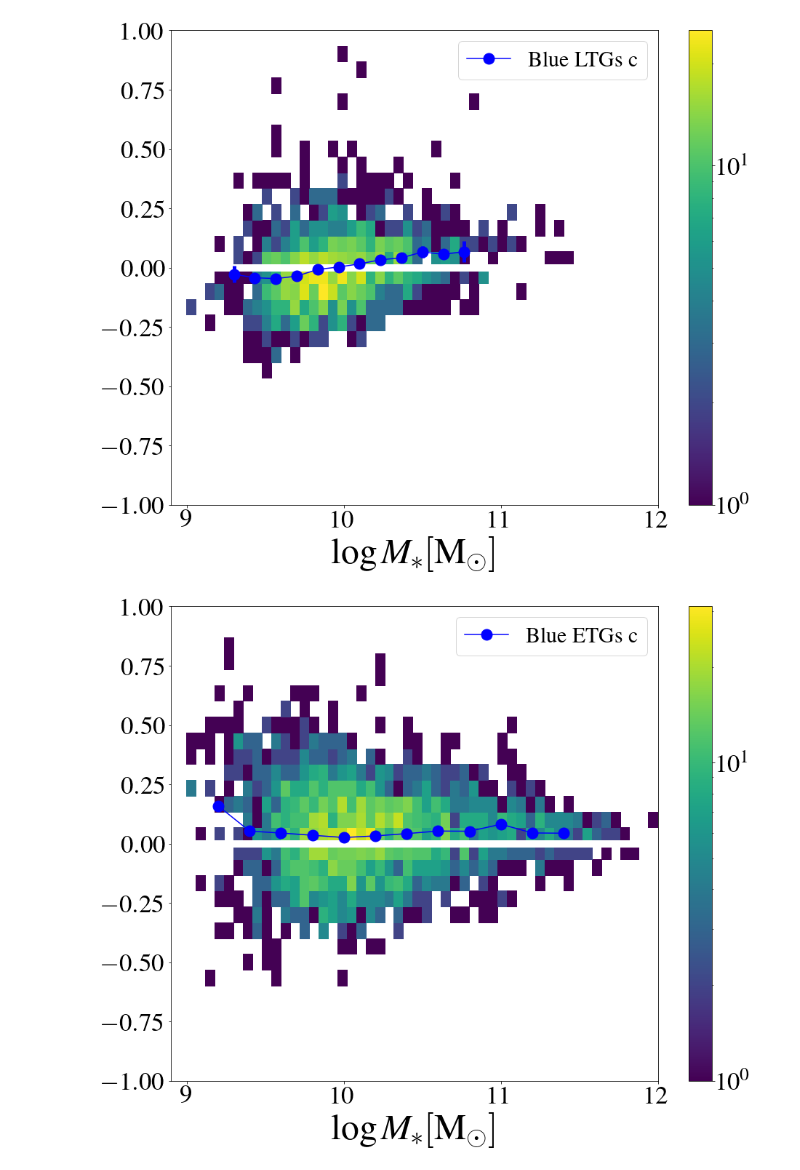
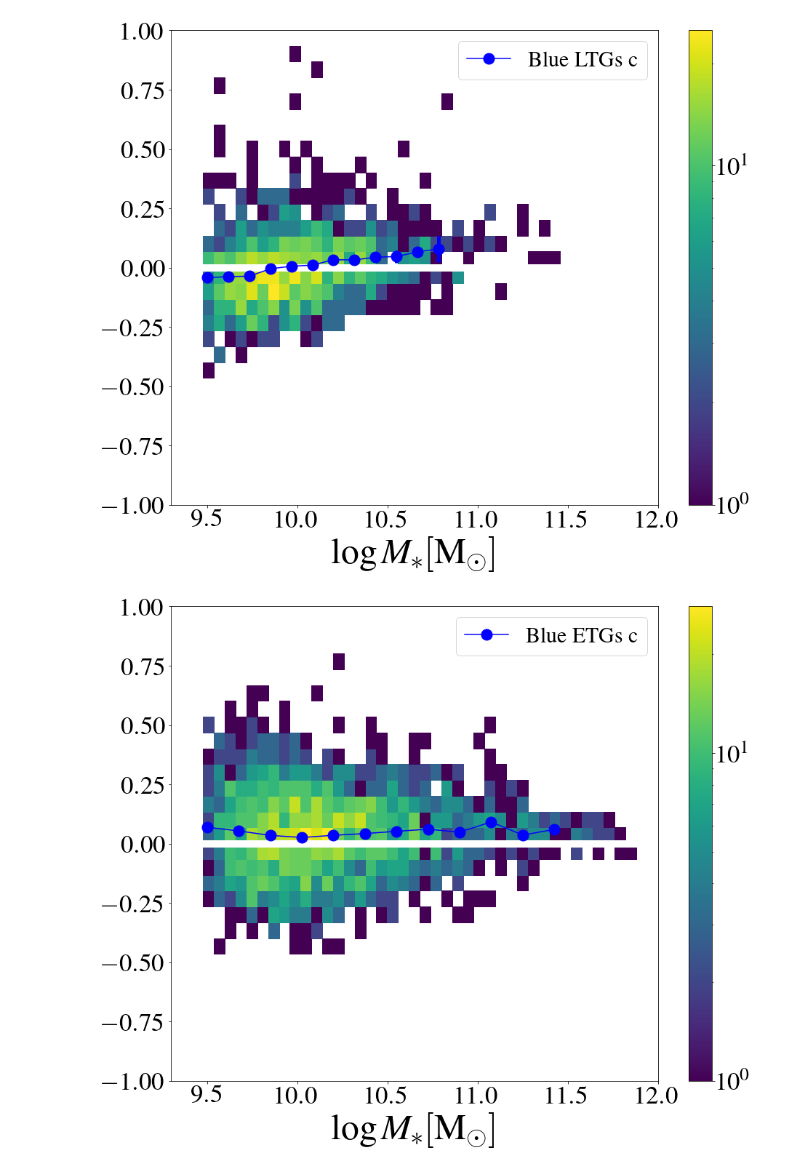
Before and after one commit to Ximena89/UNAM, a Jupyter notebook: mass_frac/sim.ipynb, the cells around one changed output. Saved outputs shown, nothing was run; the diff lists cells and outputs as text; code cells hidden in the pictures.

```diff
--- a/mass_frac/sim.ipynb
+++ b/mass_frac/sim.ipynb
@@ -183,7 +183,7 @@ Mrsol = 4.64 #banda r
 # b/a > .5 para todas las banda
 # 12470 galaxias a 6729 despues de los cortes
 
-catalog = Read('sim_pix_gt_25_flag_sersic_0_ba_gt_05 11.44.16 AM.txt') # sim data with cuts by Aldo
+catalog = Read('tabla_sim_grZibetti_logMs_gt_9.5.txt') # sim data with cuts by Aldo
 # %%
 ########## LUMINOSITES INTENSITIES AND MAGNITUDES ##################
 
@@ -725,10 +746,10 @@ stat_gradgr_early_n_std, gradgrearly_n_std_bins, binnum_gradgr_std = scipy.stats
 # Color gradient gr red and blue all early late
 
 #red
-stat_gradgr_red_mean, gradgr_red_mean_bins, binnum_gradgr_mean = scipy.stats.binned_statistic(np.log10(Ms_gr_red), grad_gr_red, statistic='mean', bins=12, range=(9.0,11.9))
-stat_gradgr_red_late_c_mean, gradgrlate_c_red_mean_bins, binnum_gradgr_mean = scipy.stats.binned_statistic(np.log10(Ms_gr_red_late_c), grad_gr_red_late_c, statistic='mean', bins=12, range=(9.0,11.5))
+stat_gradgr_red_mean, gradgr_red_mean_bins, binnum_gradgr_mean = scipy.stats.binned_statistic(np.log10(Ms_gr_red), grad_gr_red, statistic='mean', bins=12, range=(9.5,11.9))
+stat_gradgr_red_late_c_mean, gradgrlate_c_red_mean_bins, binnum_gradgr_mean = scipy.stats.binned_statistic(np.log10(Ms_gr_red_late_c), grad_gr_red_late_c, statistic='mean', bins=12, range=(9.5,11.5))
 stat_gradgr_red_early_c_mean, gradgrearly_c_red_mean_bins, binnum_gradgr_mean = scipy.stats.binned_statistic(np.log10(Ms_gr_red_early_c), grad_gr_red_early_c, statistic='mean', bins=12, range=(9.7,12.0))
-stat_gradgr_red_late_n_mean, gradgrlate_n_red_mean_bins, binnum_gradgr_mean = scipy.stats.binned_statistic(np.log10(Ms_gr_red_late_n), grad_gr_red_late_n, statistic='mean', bins=12, range=(9.0,11.5))
+stat_gradgr_red_late_n_mean, gradgrlate_n_red_mean_bins, binnum_gradgr_mean = scipy.stats.binned_statistic(np.log10(Ms_gr_red_late_n), grad_gr_red_late_n, statistic='mean', bins=12, range=(9.5,11.5))
 stat_gradgr_red_early_n_mean, gradgrearly_n_red_mean_bins, binnum_gradgr_mean = scipy.stats.binned_statistic(np.log10(Ms_gr_red_early_n), grad_gr_red_early_n, statistic='mean', bins=12, range=(9.8,12.0))
 
 
@@ -746,20 +767,20 @@ stat_gradgr_red_early_n_std, gradgrearly_n_red_std_bins, binnum_gradgr_mean = sc
 
 #blue
 
-stat_gradgr_blue_mean, gradgr_blue_mean_bins, binnum_gradgr_mean = scipy.stats.binned_statistic(np.log10(Ms_gr_blue), grad_gr_blue, statistic='mean', bins=12, range=(9.0,11.9))
-stat_gradgr_blue_late_c_mean, gradgrlate_c_blue_mean_bins, binnum_gradgr_count = scipy.stats.binned_statistic(np.log10(Ms_gr_blue_late_c), grad_gr_blue_late_c, statistic='mean', bins=12, range=(9.3,10.9))
-stat_gradgr_blue_early_c_mean, gradgrearly_c_blue_mean_bins, binnum_gradgr_count = scipy.stats.binned_statistic(np.log10(Ms_gr_blue_early_c), grad_gr_blue_early_c, statistic='mean', bins=12, range=(9.2,11.6))
+stat_gradgr_blue_mean, gradgr_blue_mean_bins, binnum_gradgr_mean = scipy.stats.binned_statistic(np.log10(Ms_gr_blue), grad_gr_blue, statistic='mean', bins=12, range=(9.5,11.9))
+stat_gradgr_blue_late_c_mean, gradgrlate_c_blue_mean_bins, binnum_gradgr_count = scipy.stats.binned_statistic(np.log10(Ms_gr_blue_late_c), grad_gr_blue_late_c, statistic='mean', bins=12, range=(9.5,10.9))
+stat_gradgr_blue_early_c_mean, gradgrearly_c_blue_mean_bins, binnum_gradgr_count = scipy.stats.binned_statistic(np.log10(Ms_gr_blue_early_c), grad_gr_blue_early_c, statistic='mean', bins=12, range=(9.5,11.6))
 stat_gradgr_blue_late_n_mean, gradgrlate_n_blue_mean_bins, binnum_gradgr_count = scipy.stats.binned_statistic(np.log10(Ms_gr_blue_late_n), grad_gr_blue_late_n, statistic='mean', bins=12, range=(9.2,11.2))
 stat_gradgr_blue_early_n_mean, gradgrearly_n_blue_mean_bins, binnum_gradgr_count = scipy.stats.binned_statistic(np.log10(Ms_gr_blue_early_n), grad_gr_blue_early_n, statistic='mean', bins=12, range=(9.2,11.2))
 
 stat_gradgr_blue_count, gradgr_blue_count_bins, binnum_gradgr_mean = scipy.stats.binned_statistic(np.log10(Ms_gr_blue), grad_gr_blue, statistic='count', bins=12, range=(9.0,11.9))
-stat_gradgr_blue_late_c_count, gradgrlate_c_blue_count_bins, binnum_gradgr_count = scipy.stats.binned_statistic(np.log10(Ms_gr_blue_late_c), grad_gr_blue_late_c, statistic='count', bins=12, range=(9.3,10.9))
+stat_gradgr_blue_late_c_count, gradgrlate_c_blue_count_bins, binnum_gradgr_count = scipy.stats.binned_statistic(np.log10(Ms_gr_blue_late_c), grad_gr_blue_late_c, statistic='count', bins=12, range=(9.5,10.9))
 stat_gradgr_blue_early_c_count, gradgrearly_c_blue_count_bins, binnum_gradgr_count = scipy.stats.binned_statistic(np.log10(Ms_gr_blue_early_c), grad_gr_blue_early_c, statistic='count', bins=12, range=(9.5,11.6))
 stat_gradgr_blue_late_n_count, gradgrlate_n_blue_count_bins, binnum_gradgr_count = scipy.stats.binned_statistic(np.log10(Ms_gr_blue_late_n), grad_gr_blue_late_n, statistic='count', bins=12, range=(9.2,11.2))
 stat_gradgr_blue_early_n_count, gradgrearly_n_blue_count_bins, binnum_gradgr_count = scipy.stats.binned_statistic(np.log10(Ms_gr_blue_early_n), grad_gr_blue_early_n, statistic='count', bins=12, range=(9.5,11.2))
 
 stat_gradgr_blue_std, gradgr_blue_std_bins, binnum_gradgr_mean = scipy.stats.binned_statistic(np.log10(Ms_gr_blue), grad_gr_blue, statistic='std', bins=12, range=(9.0,11.9))
-stat_gradgr_blue_late_c_std, gradgrlate_c_blue_std_bins, binnum_gradgr_count = scipy.stats.binned_statistic(np.log10(Ms_gr_blue_late_c), grad_gr_blue_late_c, statistic='std', bins=12, range=(9.3,10.9))
+stat_gradgr_blue_late_c_std, gradgrlate_c_blue_std_bins, binnum_gradgr_count = scipy.stats.binned_statistic(np.log10(Ms_gr_blue_late_c), grad_gr_blue_late_c, statistic='std', bins=12, range=(9.5,10.9))
 stat_gradgr_blue_early_c_std, gradgrearly_c_blue_std_bins, binnum_gradgr_count = scipy.stats.binned_statistic(np.log10(Ms_gr_blue_early_c), grad_gr_blue_early_c, statistic='std', bins=12, range=(9.5,11.6))
 stat_gradgr_blue_late_n_std, gradgrlate_n_blue_std_bins, binnum_gradgr_count = scipy.stats.binned_statistic(np.log10(Ms_gr_blue_late_n), grad_gr_blue_late_n, statistic='std', bins=12, range=(9.2,11.2))
 stat_gradgr_blue_early_n_std, gradgrearly_n_blue_std_bins, binnum_gradgr_count = scipy.stats.binned_statistic(np.log10(Ms_gr_blue_early_n), grad_gr_blue_early_n, statistic='std', bins=12, range=(9.5,11.2))
@@ -1468,7 +1486,7 @@ plt.xlabel(r'$\log M_{\ast} [\rm M_{\odot}]$ ', fontsize=50)
 
 #set axis limits
 plt.ylim(-1.0, 1.0)
-plt.xlim(8.9,12)
+plt.xlim(9.3,12)
 
 #adjust tick label font size
 label_size = 35
@@ -1479,42 +1497,42 @@ plt.legend(fontsize=30)
 plt.savefig('/Users/ximena/Desktop/UNAM/UNAM/mass_frac/sim/bluedelgr_Msdlate_c.pdf',format='pdf',dpi=200, bbox_inches = 'tight')
 plt.show()
 # %% [output]
-[figure, old version]
+[figure, new version]
 # %%
 fig, ax= plt.subplots(figsize=(15,12))
 
 
 # Blue color gradient gr 1 Re VS Ms_d late  Diamond
 logMs= np.linspace(8,12)
 plt.hist2d(np.log10(Ms_gr_blue_early_c), grad_gr_blue_early_c, bins=(50,30), range=[[9,12],[-1.0,1.0]], zorder=1, norm=LogNorm(), cmap='viridis')
 plt.plot(gradgrearly_c_blue_mean_bins[:-1], stat_gradgr_blue_early_c_mean, zorder=3, color ='blue', marker = 'o', markersize= 15,  label='Blue ETGs c')
 plt.errorbar(gradgrearly_c_blue_mean_bins[:-1], stat_gradgr_blue_early_c_mean, yerr=stat_gradgr_blue_early_c_std/np.sqrt(stat_gradgr_blue_early_c_count+1), zorder=3, xerr=None, ls='None', ecolor='blue', elinewidth=5)
 plt.colorbar()
 x = [8.9,12]
 y = [0,0]
 plt.plot(x, y, color='white', zorder=1, linestyle='-', lw=10)
 
 
 
 # Add axis labels
 
 plt.xlabel(r'$\log M_{\ast} [\rm M_{\odot}]$ ', fontsize=50)
 # plt.ylabel(r'$\nabla_{(g-r)}$', fontsize=40)
 
 #set axis limits
 plt.ylim(-1.0, 1.0)
-plt.xlim(8.9,12)
+plt.xlim(9.3,12)
 
 #adjust tick label font size
 label_size = 35
 matplotlib.rcParams['xtick.labelsize'] = label_size
 matplotlib.rcParams['ytick.labelsize'] = label_size
 
 plt.legend(fontsize=30)
 plt.savefig('/Users/ximena/Desktop/UNAM/UNAM/mass_frac/sim/bluedelgr_Msdearly_c.pdf',format='pdf',dpi=200, bbox_inches = 'tight')
 plt.show()
 # %% [output]
-[figure, old version]
+[figure, new version]
 # %%
 fig, ax= plt.subplots(figsize=(15,12))
 
```
Also changed, not shown: parts of 46 cells of this notebook.
